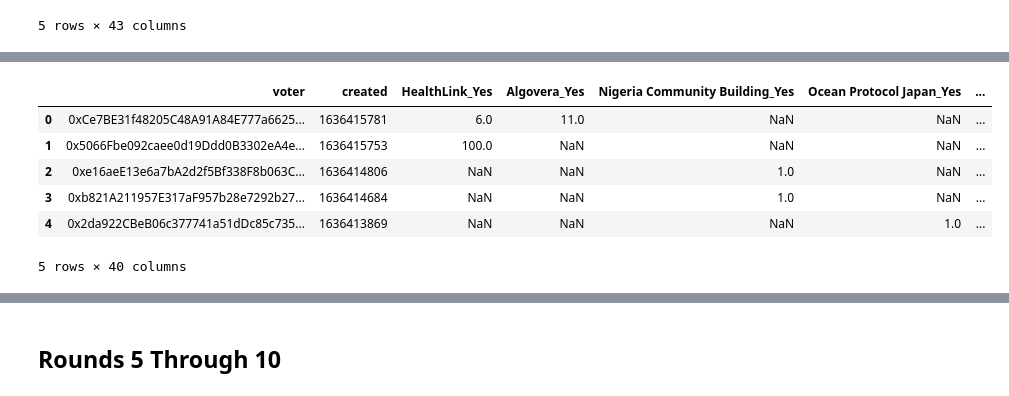
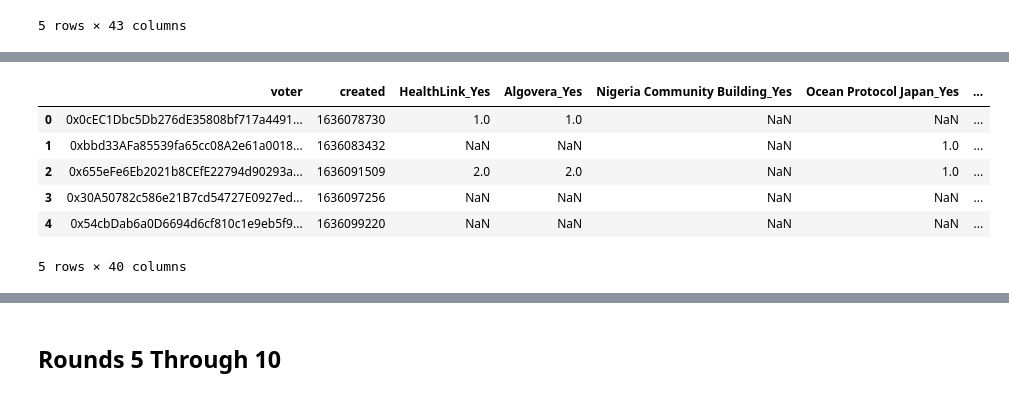
Before and after one commit to le-dawg/OceanProtocol-Rounds-Data, a Jupyter notebook: OceanDAO-data-analysis.ipynb, the cells around one changed output, grey strips where cells are left out. Cells and saved outputs as stored; diff of their text form; code cells hidden in the pictures.

```diff
--- a/OceanDAO-data-analysis.ipynb
+++ b/OceanDAO-data-analysis.ipynb
@@ -238,16 +248,17 @@ def convert(x, dic):
 # %%
 d = round_11_choices.to_dict(orient='records')
 d[0].pop('choice/0')
 e = d[0]
-# convert(round_11_votes.columns[4], e)
 round_11_votes.rename(columns=lambda x: convert(x,e), inplace=True)
+round_11_votes.sort_values(by=['created'], inplace=True)
+round_11_votes.reset_index(drop=True, inplace=True)
 round_11_votes.head()
 # %% [output]
 |  | voter | created | HealthLink_Yes | Algovera_Yes | Nigeria Community Building_Yes | Ocean Protocol Japan_Yes | ... |
-| 0 | 0xCe7BE31f48205C48A91A84E777a6625... | 1636415781 | 6.0 | 11.0 | NaN | NaN | ... |
-| 1 | 0x5066Fbe092caee0d19Ddd0B3302eA4e... | 1636415753 | 100.0 | NaN | NaN | NaN | ... |
-| 2 | 0xe16aeE13e6a7bA2d2f5Bf338F8b063C... | 1636414806 | NaN | NaN | 1.0 | NaN | ... |
-| 3 | 0xb821A211957E317aF957b28e7292b27... | 1636414684 | NaN | NaN | 1.0 | NaN | ... |
-| 4 | 0x2da922CBeB06c377741a51dDc85c735... | 1636413869 | NaN | NaN | NaN | 1.0 | ... |
+| 0 | 0x0cEC1Dbc5Db276dE35808bf717a4491... | 1636078730 | 1.0 | 1.0 | NaN | NaN | ... |
+| 1 | 0xbbd33AFa85539fa65cc08A2e61a0018... | 1636083432 | NaN | NaN | NaN | 1.0 | ... |
+| 2 | 0x655eFe6Eb2021b8CEfE22794d90293a... | 1636091509 | 2.0 | 2.0 | NaN | 1.0 | ... |
+| 3 | 0x30A50782c586e21B7cd54727E0927ed... | 1636097256 | NaN | NaN | NaN | NaN | ... |
+| 4 | 0x54cbDab6a0D6694d6cf810c1e9eb5f9... | 1636099220 | NaN | NaN | NaN | NaN | ... |
 5 rows × 40 columns
 # %%
```
Also changed, not shown: parts of 15 cells of this notebook.
